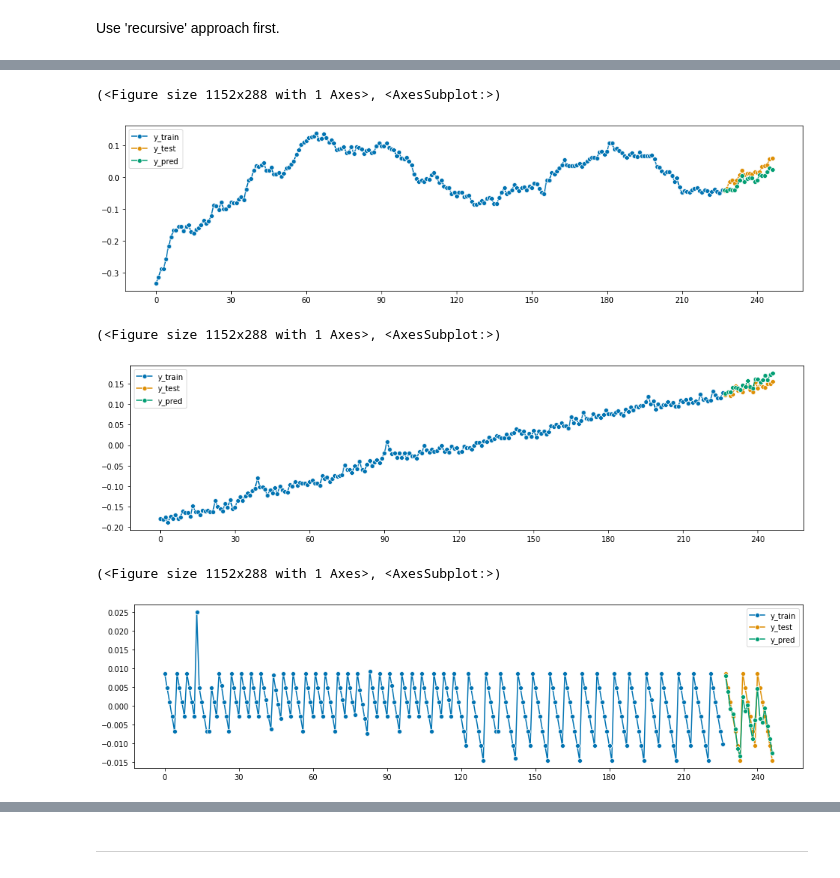
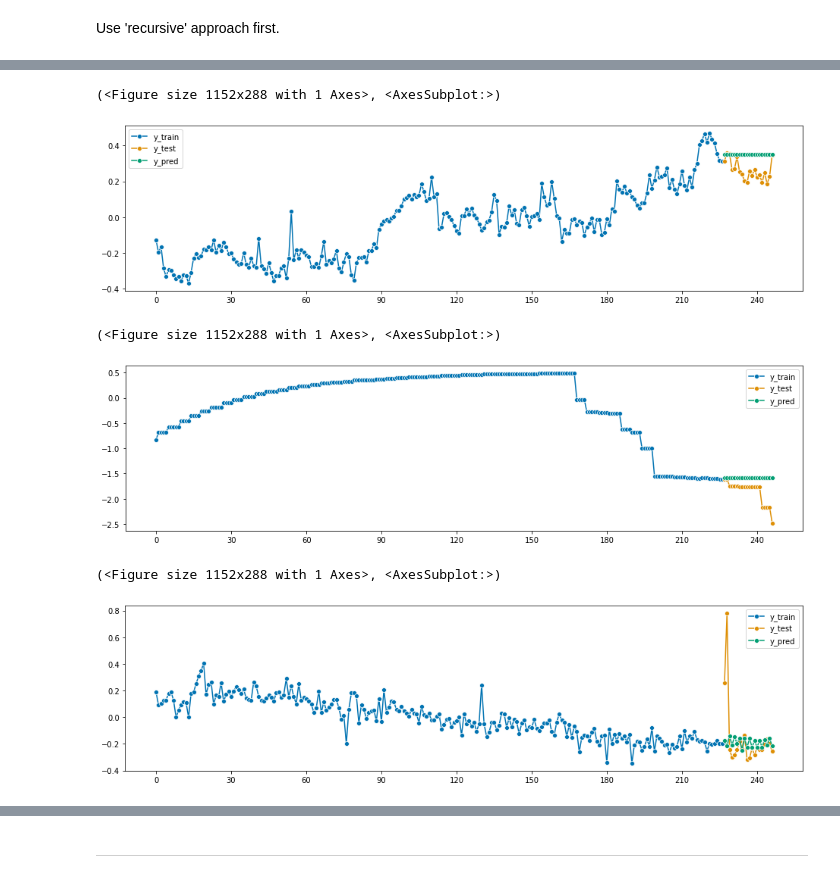
Before and after one commit to cdbale/Privacy-and-Forecasting-Empirical, a Jupyter notebook: Code/Exploratory/Forecasting Models/Local LGBM.ipynb, the cells around one changed output, grey strips where cells are left out. Cells and saved outputs as stored; diff of their text form; code cells hidden in the pictures.

```diff
--- a/Code/Exploratory/Forecasting Models/Local LGBM.ipynb
+++ b/Code/Exploratory/Forecasting Models/Local LGBM.ipynb
@@ -297,12 +294,12 @@ plot_series(y_train, y_test, y_preds, labels=["y_train", "y_test", "y_pred"])
 # %%
-# perform post-processing
-y_train = np.exp(y_train)
-y_test = np.exp(y_test)
-y_preds = np.exp(y_preds)
+# # perform post-processing
+# y_train = np.exp(y_train)
+# y_test = np.exp(y_test)
+# y_preds = np.exp(y_preds)
 # %%
-y_train = y_train*series_means[3]
-y_test = y_test*series_means[3]
-y_preds = y_preds*series_means[3]
+# y_train = y_train*series_means[3]
+# y_test = y_test*series_means[3]
+# y_preds = y_preds*series_means[3]
 # %%
 # MAE
 mean_absolute_error(y_test, y_preds)
@@ -327,8 +324,8 @@ Use 'recursive' approach first.
 
 forecaster = TransformedTargetForecaster(
     [
-        ("deseasonalize", Deseasonalizer(sp=52, model="additive")),
-        ("detrend", Detrender(forecaster=PolynomialTrendForecaster(degree=1))),
+        #("deseasonalize", Deseasonalizer(sp=52, model="additive")),
+        #("detrend", Detrender(forecaster=PolynomialTrendForecaster(degree=1))),
         ("forecast", make_reduction(regressor, window_length=10, strategy="recursive")),
     ]
 )
@@ -357,9 +354,9 @@ for i in range(num_series):
     Y_preds.append(y_pred)
 
     # perform post-processing
-    y_train = np.exp(y_train)*series_means[i]
-    y_test = np.exp(y_test)*series_means[i]
-    y_pred = np.exp(y_pred)*series_means[i]
+    #y_train = np.exp(y_train)*series_means[i]
+    #y_test = np.exp(y_test)*series_means[i]
+    #y_pred = np.exp(y_pred)*series_means[i]
 
     # store error metrics
     maes[i] = mean_absolute_error(y_test, y_pred)
@@ -377,27 +374,27 @@ np.mean(rmses)
 # %%
-series_num = 50
+series_num = 15
 plot_series(Y_nested.iloc[series_num,0][:-len(fh)],
             Y_nested.iloc[series_num,0][-len(fh):],
             Y_preds[series_num],
             labels=["y_train", "y_test", "y_pred"])
 # %% [output]
 (<Figure size 1152x288 with 1 Axes>, <AxesSubplot:>)
-[figure, old version]
+[figure, new version]
 # %%
-series_num = 100
+series_num = 16
 plot_series(Y_nested.iloc[series_num,0][:-len(fh)],
             Y_nested.iloc[series_num,0][-len(fh):],
             Y_preds[series_num],
             labels=["y_train", "y_test", "y_pred"])
 # %% [output]
 (<Figure size 1152x288 with 1 Axes>, <AxesSubplot:>)
-[figure, old version]
+[figure, new version]
 # %%
-series_num = 160
+series_num = 18
 plot_series(Y_nested.iloc[series_num,0][:-len(fh)],
             Y_nested.iloc[series_num,0][-len(fh):],
             Y_preds[series_num],
             labels=["y_train", "y_test", "y_pred"])
 # %% [output]
 (<Figure size 1152x288 with 1 Axes>, <AxesSubplot:>)
-[figure, old version]
+[figure, new version]
```
Also changed, not shown: parts of 26 cells of this notebook, 1 other file.
